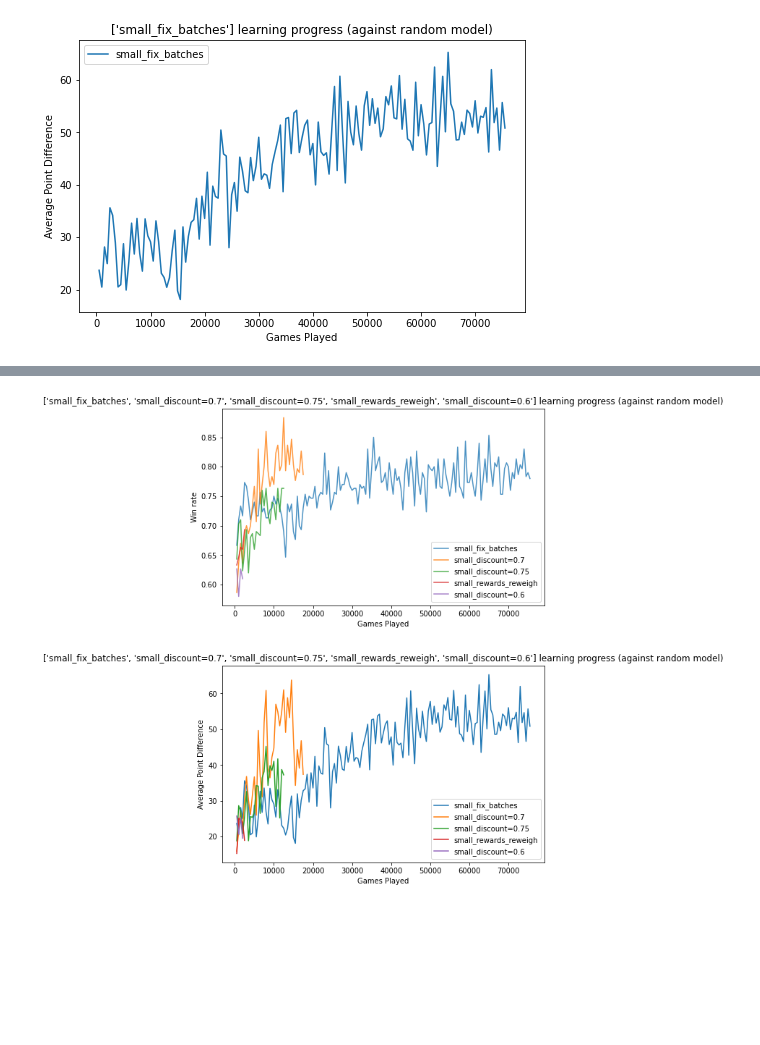
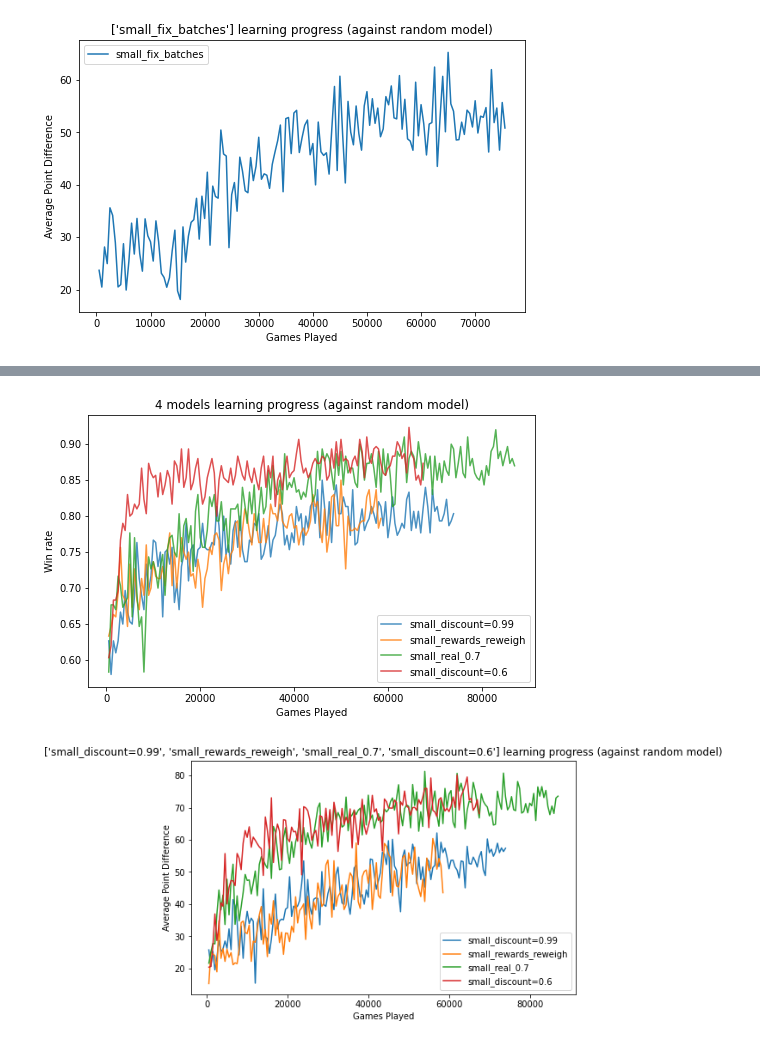
Before and after one commit to yanlai00/shengji_plus, a Jupyter notebook: analysis/plots.ipynb, the cells around one changed output, grey strips where cells are left out. Saved outputs shown, nothing was run; the diff lists cells and outputs as text; code cells hidden in the pictures; blank space fills up the shorter version.

```diff
--- a/analysis/plots.ipynb
+++ b/analysis/plots.ipynb
@@ -6,8 +6,8 @@ from typing import List
 # %%
 def graph_win_rate(model_names: List[str], save=True):
 
-    plt.figure(facecolor='white', figsize=(8, 5))
-    plt.title(f'{model_names} learning progress (against random model)')
+    plt.figure(facecolor='white', figsize=(9, 5))
+    plt.title(f'{len(model_names)} models learning progress (against random model)')
     plt.xlabel('Games Played')
     plt.ylabel('Win rate')
     for name in model_names:
@@ -15,14 +15,14 @@ def graph_win_rate(model_names: List[str], save=True):
             data = pickle.load(f)
         iterations = [x['iterations'] for x in data]
         win_rates = [x['win_counts'] for x in data]
-        plt.plot(iterations, win_rates, label=name, alpha=0.8)
+        plt.plot(iterations, win_rates, label=name, alpha=0.7)
         plt.legend()
     if len(model_names) == 1:
         plt.savefig(f'../{model_names[0]}/win_rate.png')
 
 def graph_apd(model_names: List[str], save=True):
-    plt.figure(facecolor='white', figsize=(8, 5))
-    plt.title(f'{model_names} learning progress (against random model)')
+    plt.figure(facecolor='white', figsize=(9, 5))
+    plt.title(f'{len(model_names)} models average point difference (against random model)')
     plt.xlabel('Games Played')
     plt.ylabel('Average Point Difference')
     for name in model_names:
@@ -30,11 +30,26 @@ def graph_apd(model_names: List[str], save=True):
             data = pickle.load(f)
         iterations = [x['iterations'] for x in data]
         apd = [x['avg_points'][0] - x['avg_points'][1] for x in data]
-        plt.plot(iterations, apd, label=name)
+        plt.plot(iterations, apd, label=name, alpha=0.7)
     plt.legend()
 
     if len(model_names) == 1:
         plt.savefig(f'../{model_names[0]}/apd.png')
+
+def graph_level_rate(model_names: List[str], save=True):
+    plt.figure(facecolor='white', figsize=(9, 5))
+    plt.title(f'{len(model_names)} models level rate (against random model)')
+    plt.xlabel('Games Played')
+    plt.ylabel('Level rate')
+    for name in model_names:
+        with open(f'../{name}/stats.pkl', 'rb') as f:
+            data = pickle.load(f)
+        iterations = [x['iterations'] for x in data]
+        level_rates = [x['level_counts'] for x in data]
+        plt.plot(iterations, level_rates, label=name, alpha=0.7)
+        plt.legend()
+    if len(model_names) == 1:
+        plt.savefig(f'../{model_names[0]}/level_rate.png')
 # %%
 graph_win_rate('small')
 # %% [output]
@@ -72,6 +81,6 @@ graph_apd(['small_4layer_main'])
 # %%
-graph_win_rate(['small_fix_batches', 'small_discount=0.7', 'small_discount=0.75', 'small_rewards_reweigh', 'small_discount=0.6'])
-graph_apd(['small_fix_batches', 'small_discount=0.7', 'small_discount=0.75', 'small_rewards_reweigh', 'small_discount=0.6'])
+graph_win_rate(['small_discount=0.99', 'small_rewards_reweigh', 'small_real_0.7', 'small_discount=0.6'])
+graph_apd(['small_discount=0.99', 'small_rewards_reweigh',  'small_real_0.7', 'small_discount=0.6'])
 # %% [output]
-[figure, old version]
+[figure, new version]
-[figure, old version]
+[figure, new version]
```
Also changed, not shown: parts of 3 cells of this notebook, 16 other files.
